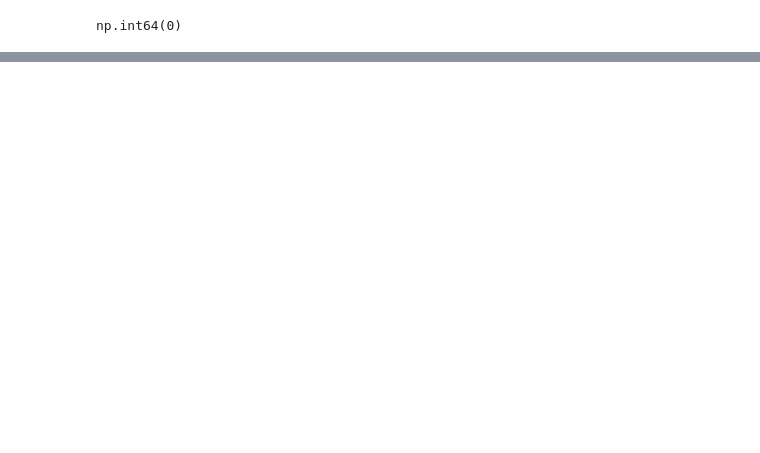
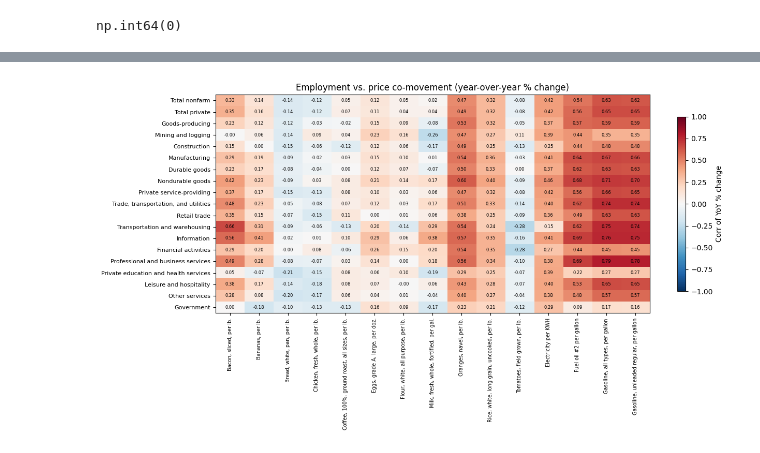
Before and after one commit to Raymay3/Inflation-Project, a Jupyter notebook: cw.ipynb, the cells around one changed output, grey strips where cells are left out. Cells and saved outputs as stored; diff of their text form; code cells hidden in the pictures; blank space fills up the shorter version.

```diff
--- a/cw.ipynb
+++ b/cw.ipynb
@@ -38,8 +47,8 @@ inflation_df.head()
 # %%
-earnings = pd.read_csv('Dataset #1 - earnings.txt')
-earn_labels = pd.read_csv('earnings_ids.txt', sep='\t')
-print(earnings.head())
-print(earn_labels.head())
+headcount = pd.read_csv('Dataset #1 - earnings.txt')
+headcount_labels = pd.read_csv('earnings_ids.txt', sep='\t')
+print(headcount.head())
+print(headcount_labels.head())
 # %% [output]
        Series ID  Jan 2016  Feb 2016  Mar 2016  Apr 2016  May 2016  Jun 2016  \
 0  CEU0000000001  141073.0  141900.0  142797.0  143892.0  144541.0  145205.0
@@ -97,9 +108,9 @@ earnings.head()
 5 rows × 135 columns
 # %%
 # normalize lookup key and merge
-earn_labels["industry_code"] = earn_labels["CES Industry Code"].str.strip().str.replace("-", "", regex=False)
-earnings_clean = earnings.merge(
-    earn_labels[["industry_code", "CES Industry Title"]].drop_duplicates("industry_code"),
+headcount_labels["industry_code"] = headcount_labels["CES Industry Code"].str.strip().str.replace("-", "", regex=False)
+earnings_clean = headcount.merge(
+    headcount_labels[["industry_code", "CES Industry Title"]].drop_duplicates("industry_code"),
     on="industry_code", how="left",
 )
 earnings_clean.insert(0, "CES Industry Title", earnings_clean.pop("CES Industry Title"))
@@ -120,0 +141,6 @@ np.int64(0)
+# %%
+top_level_s = earnings_clean[
+    earnings_clean['industry_code'].str.endswith('000000')
+    & (earnings_clean['seasonal'] == 'S')
+]
+top_level_s
@@ -120,0 +273,3 @@ np.int64(0)
+# %%
+top_level_s  = top_level_s.replace(r'^\s*$', np.nan, regex=True)
+inflation_df = inflation_df.replace(r'^\s*$', np.nan, regex=True)
@@ -120,0 +321,23 @@ np.int64(0)
+# %%
+emp_cols   = [c for c in corr.columns if c.startswith('EMP:')]
+price_cols = [c for c in corr.columns if c.startswith('PRICE:')]
+cross = corr.loc[emp_cols, price_cols]
+
+fig, ax = plt.subplots(figsize=(13, 7))
+im = ax.imshow(cross.values, vmin=-1, vmax=1, cmap='RdBu_r', aspect='auto')
+
+ax.set_xticks(range(len(price_cols)))
+ax.set_xticklabels([c.replace('PRICE: ', '') for c in cross.columns], rotation=90, fontsize=7)
+ax.set_yticks(range(len(emp_cols)))
+ax.set_yticklabels([c.replace('EMP: ', '') for c in cross.index], fontsize=8)
+
+for i in range(cross.shape[0]):
+    for j in range(cross.shape[1]):
+        ax.text(j, i, f"{cross.values[i, j]:.2f}", ha='center', va='center', fontsize=6)
+
+fig.colorbar(im, label='Corr of YoY % change', shrink=0.8)
+ax.set_title('Employment vs. price co-movement (year-over-year % change)')
+plt.tight_layout()
+plt.show()
+# %% [output]
+[figure, added]
```
Also changed, not shown: parts of 18 cells of this notebook, 1 other file.
